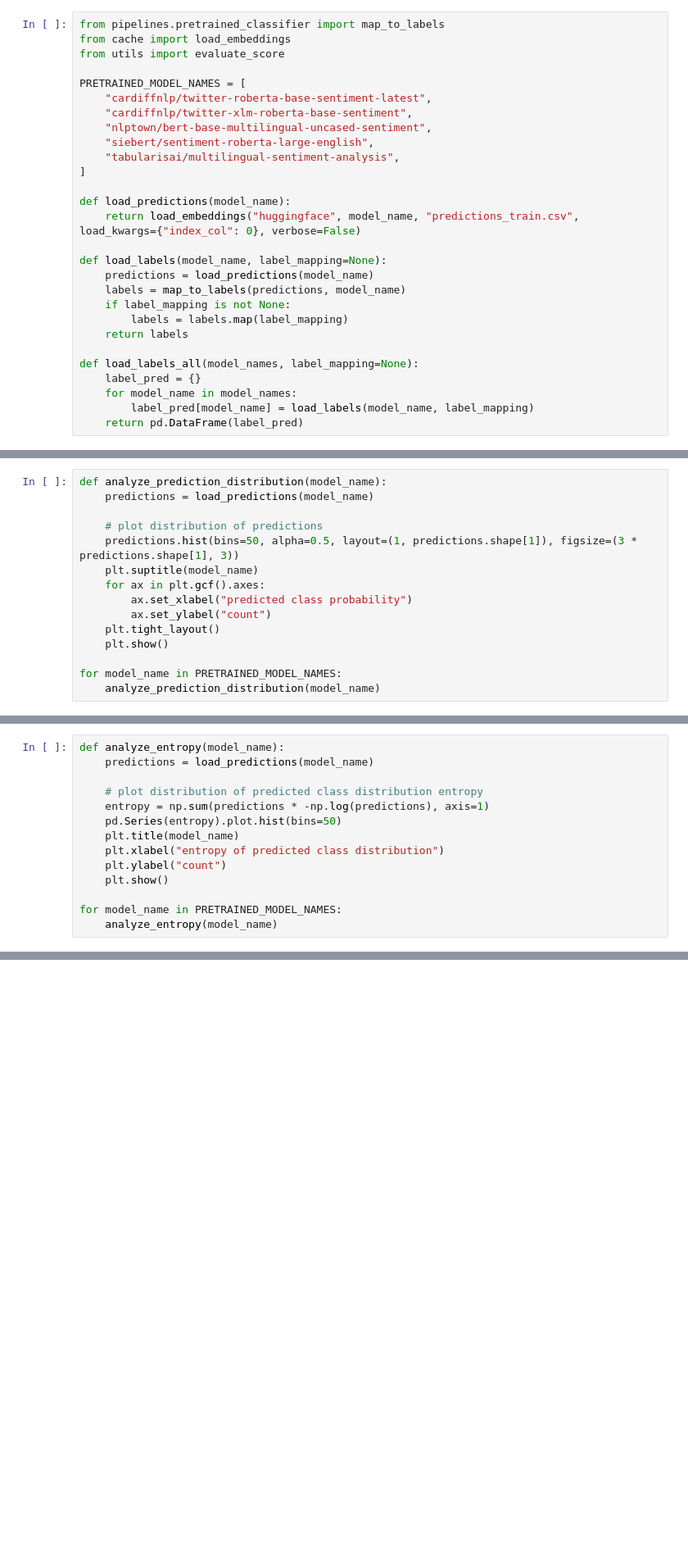
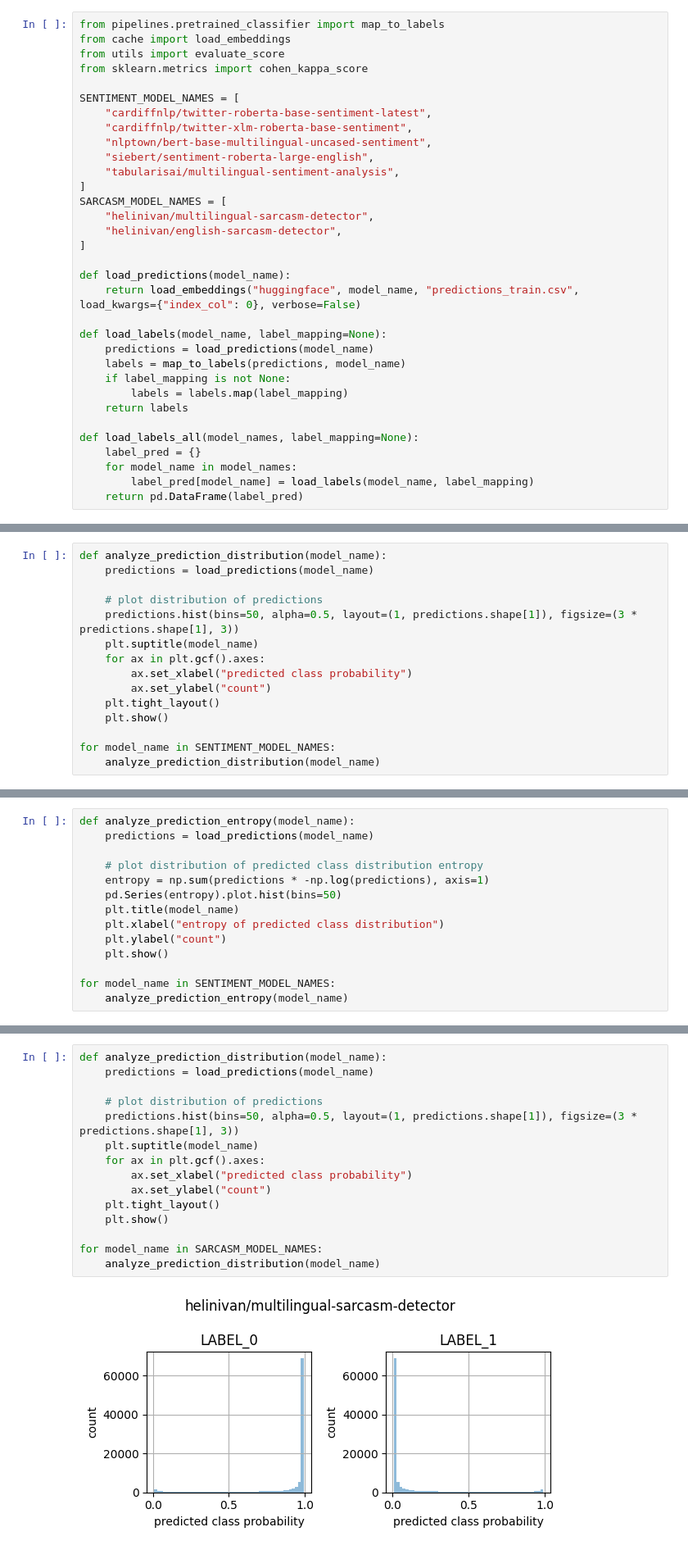
Before and after one commit to tavis-siebert/CIL-2025, a Jupyter notebook: notebooks/data_analysis.ipynb, the cells around one changed output, grey strips where cells are left out. Shown at 82% size. Drawn from its saved outputs; the diff is of its cells as text; blank space fills up the shorter version.

Commit message:
added pre-trained sarcasm models

```diff
--- a/notebooks/data_analysis.ipynb
+++ b/notebooks/data_analysis.ipynb
@@ -133,13 +133,18 @@ analyze_syntax(
 from pipelines.pretrained_classifier import map_to_labels
 from cache import load_embeddings
 from utils import evaluate_score
+from sklearn.metrics import cohen_kappa_score
 
-PRETRAINED_MODEL_NAMES = [
+SENTIMENT_MODEL_NAMES = [
     "cardiffnlp/twitter-roberta-base-sentiment-latest",
     "cardiffnlp/twitter-xlm-roberta-base-sentiment",
     "nlptown/bert-base-multilingual-uncased-sentiment",
     "siebert/sentiment-roberta-large-english",
     "tabularisai/multilingual-sentiment-analysis",
+]
+SARCASM_MODEL_NAMES = [
+    "helinivan/multilingual-sarcasm-detector",
+    "helinivan/english-sarcasm-detector",
 ]
 
 def load_predictions(model_name):
@@ -191,7 +177,7 @@ def analyze_prediction_distribution(model_name):
     plt.tight_layout()
     plt.show()
 
-for model_name in PRETRAINED_MODEL_NAMES:
+for model_name in SENTIMENT_MODEL_NAMES:
     analyze_prediction_distribution(model_name)
 # %% [output]
 [figure]
@@ -200,7 +186,7 @@ for model_name in PRETRAINED_MODEL_NAMES:
 [figure]
 [figure]
 # %%
-def analyze_entropy(model_name):
+def analyze_prediction_entropy(model_name):
     predictions = load_predictions(model_name)
 
     # plot distribution of predicted class distribution entropy
@@ -211,8 +197,8 @@ def analyze_entropy(model_name):
     plt.ylabel("count")
     plt.show()
 
-for model_name in PRETRAINED_MODEL_NAMES:
-    analyze_entropy(model_name)
+for model_name in SENTIMENT_MODEL_NAMES:
+    analyze_prediction_entropy(model_name)
 # %% [output]
 [figure]
 [figure]
@@ -395,0 +403,17 @@ with pd.option_context("display.max_colwidth", 400, "display.max_rows", 100):
+# %%
+def analyze_prediction_distribution(model_name):
+    predictions = load_predictions(model_name)
+
+    # plot distribution of predictions
+    predictions.hist(bins=50, alpha=0.5, layout=(1, predictions.shape[1]), figsize=(3 * predictions.shape[1], 3))
+    plt.suptitle(model_name)
+    for ax in plt.gcf().axes:
+        ax.set_xlabel("predicted class probability")
+        ax.set_ylabel("count")
+    plt.tight_layout()
+    plt.show()
+
+for model_name in SARCASM_MODEL_NAMES:
+    analyze_prediction_distribution(model_name)
+# %% [output]
+[figure, added]
```
Also changed, not shown: parts of 12 cells of this notebook.
